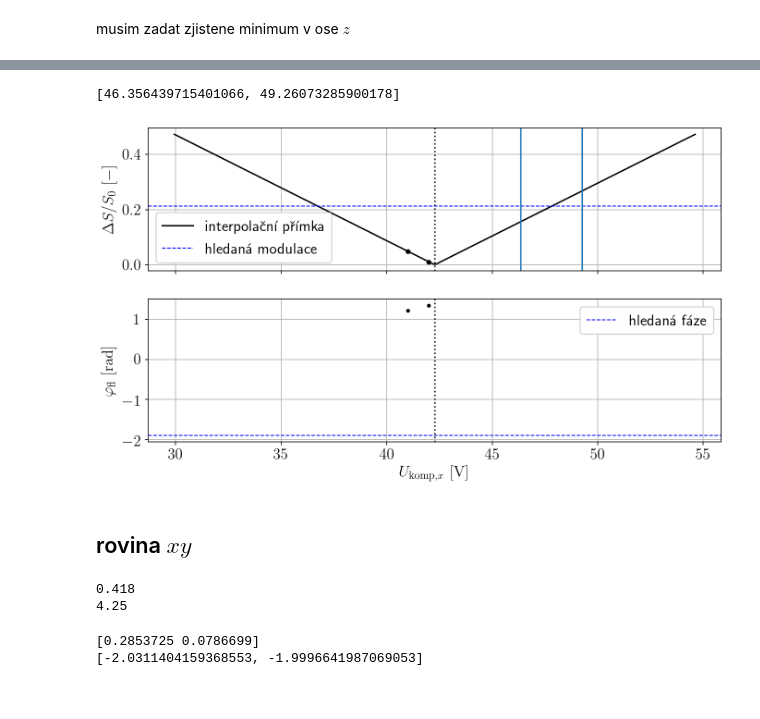
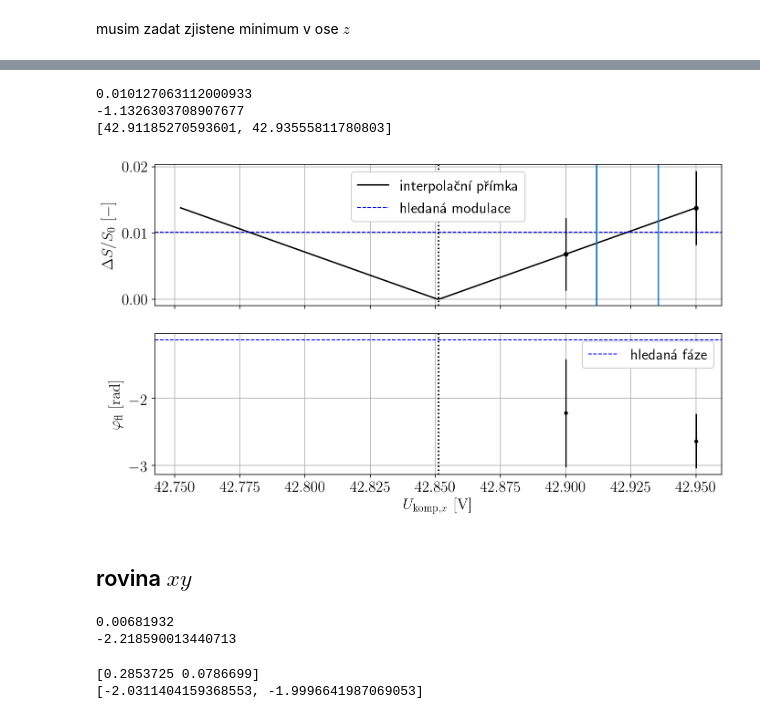
Before and after one commit to dvadlejch/Julia_vypocty_diplomka, a Jupyter notebook: EMM_minim/algoritmus minimalizace/EMM_min_helper.ipynb, the cells around one changed output, grey strips where cells are left out. Drawn from its saved outputs; the diff is of its cells as text; code cells hidden in the pictures.

Commit message:
měření víkend 1.5.
naměřil jsem sigmy bodů histogramu, zkusil jsem měřit citlivost + se mi povedla minimalizace v osách z a xz

```diff
--- a/EMM_minim/algoritmus minimalizace/EMM_min_helper.ipynb
+++ b/EMM_minim/algoritmus minimalizace/EMM_min_helper.ipynb
@@ -133,8 +135,8 @@ musim zadat zjistene minimum v ose $z$
 # DeltaS_S_min_z = np.abs( min(DeltaS_S_ratio) )
 # fot_phi_min_z = fot_phi[ np.argmin(DeltaS_S_ratio) ]
 
-DeltaS_S_min_z = 0.3
-fot_phi_min_z = -1.9
+DeltaS_S_min_z = 0.01432183
+fot_phi_min_z = -1.1326303708907677
 
 print(DeltaS_S_min_z)
 print(fot_phi_min_z)
@@ -144,19 +146,22 @@ print(fot_phi_min_z)
 # %%
 ### import
 
-fotkor = np.genfromtxt("sikmy_EMM_10_03_2020_part1_delim.txt", delimiter="\t")[:,5:7]
-voltages = np.genfromtxt("sikmy_EMM_10_03_2020_part1_voltages.txt", delimiter="\t")[5:7,:]
+fotkor = np.genfromtxt("03_05_20_EMM_min_xz_multiple_delim.txt", delimiter="\t")[:,[6,7] ]
+voltages = np.genfromtxt("03_05_20_EMM_min_xz_multiple_voltages.txt", delimiter="\t")[[6,7],:]
 
+print(voltages)
+# print(fotkor)
 # parametry odecitani foton-korelacnich dat
 t_res = 256e-12  # casove rozliseni histogramu v s
-t_measure = 100 # doba nacitani dat v s
-background_photocounts = 1000 # ph/s  tyto fotony jsou rovnomerne rozdeleny v prubehu RF periody
+t_measure = [85, 85] # doba nacitani dat v s
+background_photocounts = [130, 130] # ph/s  tyto fotony jsou rovnomerne rozdeleny v prubehu RF periody
 
 # hist sigmas
-hist_sigma = [100, 300]
+hist_sigma = [100, 100]
 
 # fotkor shape
 fotkor_shape = np.shape(fotkor)
+print(fotkor_shape)
 
 #----------- fit
 from EMM_min_func import get_hist_fit
@@ -164,4 +169,4 @@ from EMM_min_func import get_hist_fit
 DeltaS_S_ratio, Delta_S_S_ratio_sigma, fot_phi, fot_phi_sigma, x, Omega, Omega_sigma, nu, t_scale = get_hist_fit(fotkor,
                                                                                                     voltages, t_res, t_measure,
                                                                                                     background_photocounts, hist_sigma,
-                                                                                                       sign_DeltaS=True)
+                                                                                                       sign_DeltaS=True, max_phi_unc=0.5, phi0=2.2)
@@ -200,67 +215,71 @@ gamma = 45/180 * np.pi
 U_komp_x_interval, linfit, U_komp_x_fit, DeltaS_S_fit, DeltaS_S_ratio_xz_teor, fot_phi_xz_teor = get_DeltaS_S_xz_fit(DeltaS_S_ratio,
                                                                                                                      fot_phi, U_komp_x,
                                                                                                                      DeltaS_S_min_z,
-                                                                                                                     fot_phi_min_z, gamma)
+                                                                                                                     fot_phi_min_z, gamma, iter_coef=0.5)
 U_komp_x_res = np.mean(U_komp_x_interval)
 
+print(DeltaS_S_ratio_xz_teor)
+print(fot_phi_xz_teor)
 print(U_komp_x_interval)
 # %% [output]
-[46.356439715401066, 49.26073285900178]
+0.010127063112000933
+-1.1326303708907677
+[42.91185270593601, 42.93555811780803]
 # %%
 f, (ax1, ax2) = plt.subplots(2,1, sharex=True, figsize=(sizex/my_dpi, sizey/my_dpi), dpi=my_dpi)
 
-ax1.plot(U_komp_x, np.abs(DeltaS_S_ratio),
-         '.', color='black', markersize=8)
+ax1.errorbar(U_komp_x, np.abs(DeltaS_S_ratio),
+         fmt='.', color='black', markersize=8, yerr=Delta_S_S_ratio_sigma)
 ax1.plot(U_komp_x_fit, np.abs(DeltaS_S_fit), color='black', label=r'interpolační přímka')
 # ax1.plot(nu_bezcond[9], np.abs(DeltaS_S_ratio[9]),'o' )
 
-ax2.plot(U_komp_x, fot_phi, '.', color='black')
+ax2.errorbar(U_komp_x, fot_phi, fmt='.', yerr=fot_phi_sigma, color='black')
 # ax2.plot(nu_bezcond[9], fot_phi[9], 'o')
 # body v pristim kroku
 # ax1.axvline(min_interv[0])
 # ax1.axvline(min_interv[1])
 
 # kde bychom meli hledat:
 ax1.axhline(DeltaS_S_ratio_xz_teor, label=r'hledaná modulace', linewidth=1, linestyle='--', color='blue')
 ax2.axhline(fot_phi_xz_teor, label=r'hledaná fáze',linewidth=1, linestyle='--',color='blue')
 
 # nalezene reseni + interval pro pristi iteraci
 # ax1.plot(U_komp_x_res, np.abs(MM_line(linfit, U_komp_x_res)), 'x',
 #          markersize=10, label=r'$U_{{\rm komp, \it x}} \approx {:.1f} \, \rm V$'.format(U_komp_x_res), color='red')
 ax1.axvline(U_komp_x_interval[0])
 ax1.axvline(U_komp_x_interval[1])
 
 # vertikalni line u fazi
 ax2.axvline(-linfit[0]/linfit[1], linestyle='dotted', color='black')
 ax1.axvline(-linfit[0]/linfit[1], linestyle='dotted', color='black')
 # popisky
 
 ax2.set_xlabel(r"$ U_{\rm komp, \it x} \, \, \rm [V]$")
 ax1.set_ylabel(r"$ \Delta S / S_0 \, \, \rm [-]$")
 ax2.set_ylabel(r"$ \varphi_{\rm fl} \, \, \rm [rad]$")
 
 ax1.legend(framealpha=1)
 ax2.legend(framealpha=1)
 ax1.grid()
 ax2.grid()
 # %% [output]
-[figure, old version]
+[figure, new version]
 # %% [markdown]
 ## rovina $xy$
 # %%
 # DeltaS_S_min_xz = np.abs( min(DeltaS_S_ratio) )
 # fot_phi_min_xz = fot_phi[ np.argmin(DeltaS_S_ratio) ]
-DeltaS_S_min_z = 0.4
-fot_phi_min_z = 3.62
+DeltaS_S_min_z = 0.01432183
+fot_phi_min_z = -1.1326303708907677
 
-DeltaS_S_min_xz = 0.418
-fot_phi_min_xz = 4.25
+DeltaS_S_min_xz = 0.00681932
+fot_phi_min_xz = -2.218590013440713
 
 print(DeltaS_S_min_xz)
 print(fot_phi_min_xz)
 # %% [output]
-0.418
-4.25
+0.00681932
+-2.218590013440713
 # %%
 ### import
 
```
Also changed, not shown: parts of 10 cells of this notebook, 36 other files.
